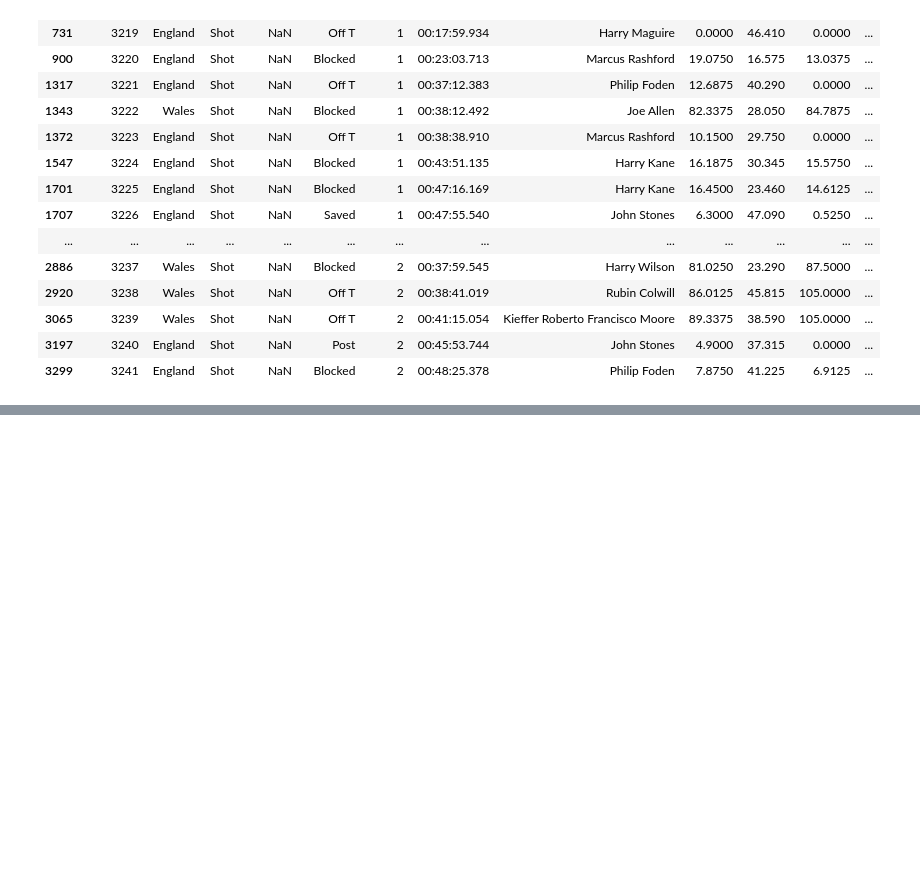
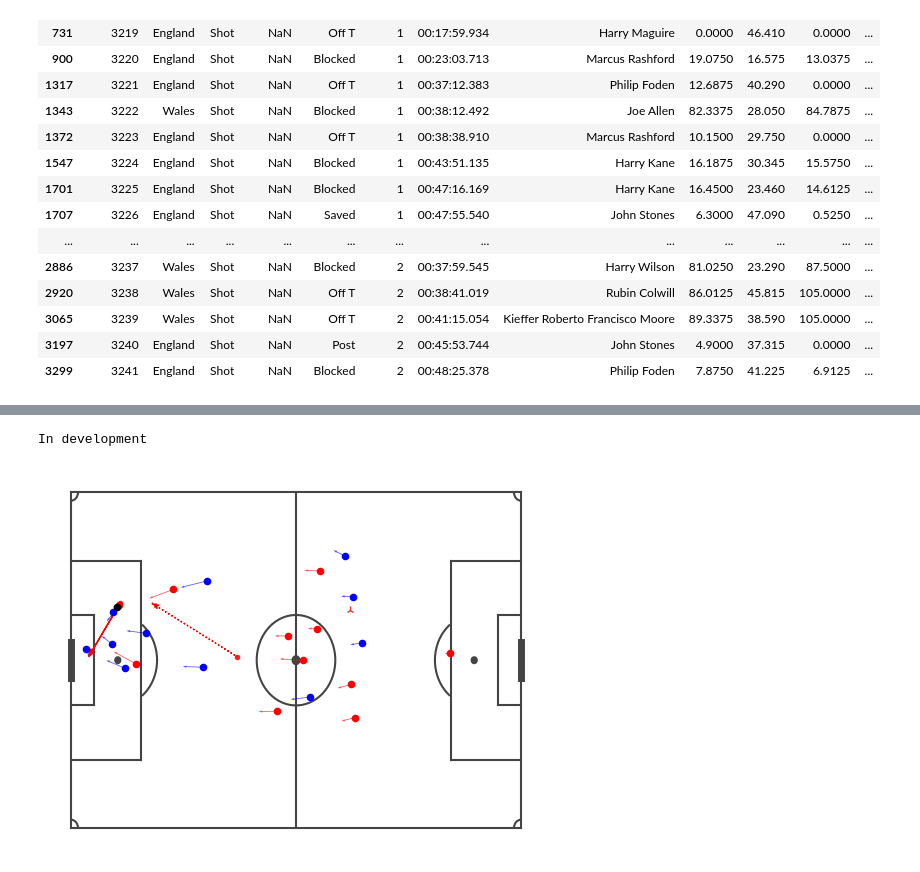
Before and after one commit to DavidB1999/My_Football_Analytics, a Jupyter notebook: EventData/Event_data_schmier.ipynb, the cells around one changed output, grey strips where cells are left out. Drawn from its saved outputs; the diff is of its cells as text; code cells hidden in the pictures; blank space fills up the shorter version.

Commit message:
Implemented event plotting

```diff
--- a/EventData/Event_data_schmier.ipynb
+++ b/EventData/Event_data_schmier.ipynb
@@ -136,0 +140,11 @@ SB_ED.get_event_by_type('Shot')
+# %%
+import Basics.Data.Metrica_IO as mio
+from Position_data.Tracking_Data import tracking_data
+
+data_dir = 'sample-data-master/data/'
+game_id = 2
+away = mio.tracking_data(DATADIR=data_dir, game_id=game_id, teamname='Away')
+home = mio.tracking_data(DATADIR=data_dir, game_id=game_id, teamname='Home')
+td = mio.merge_tracking_data(home, away)
+td_object = tracking_data(td, data_source='metrica', scale_to_pitch='myPitch')
+print(td_object)
@@ -136,0 +173,5 @@ SB_ED.get_event_by_type('Shot')
+# %%
+ED.plot_events(event_index=252, td_object=td_object, actions_back=2)
+# %% [output]
+In development
+[figure, added]
```
Also changed, not shown: parts of 4 cells of this notebook, 1 other file.
